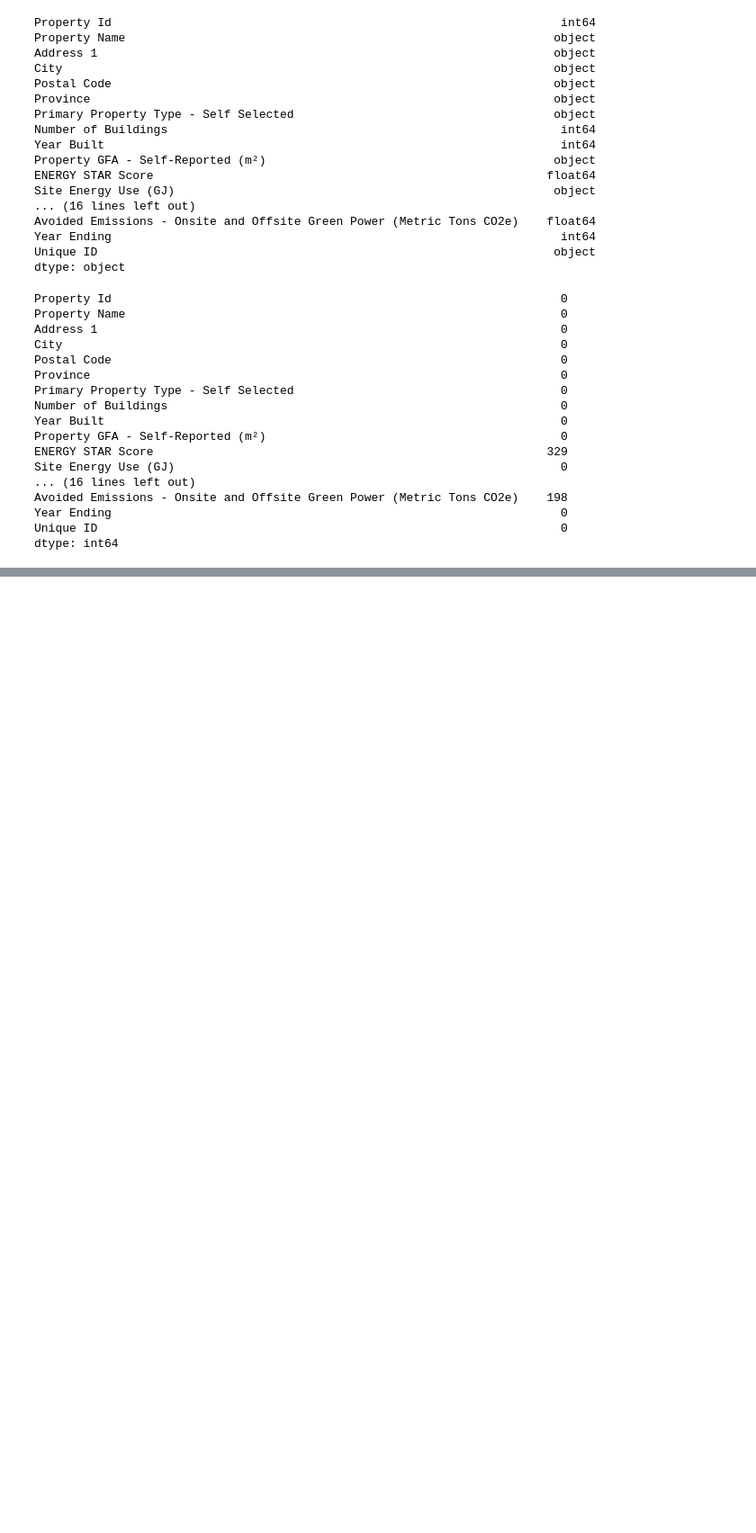
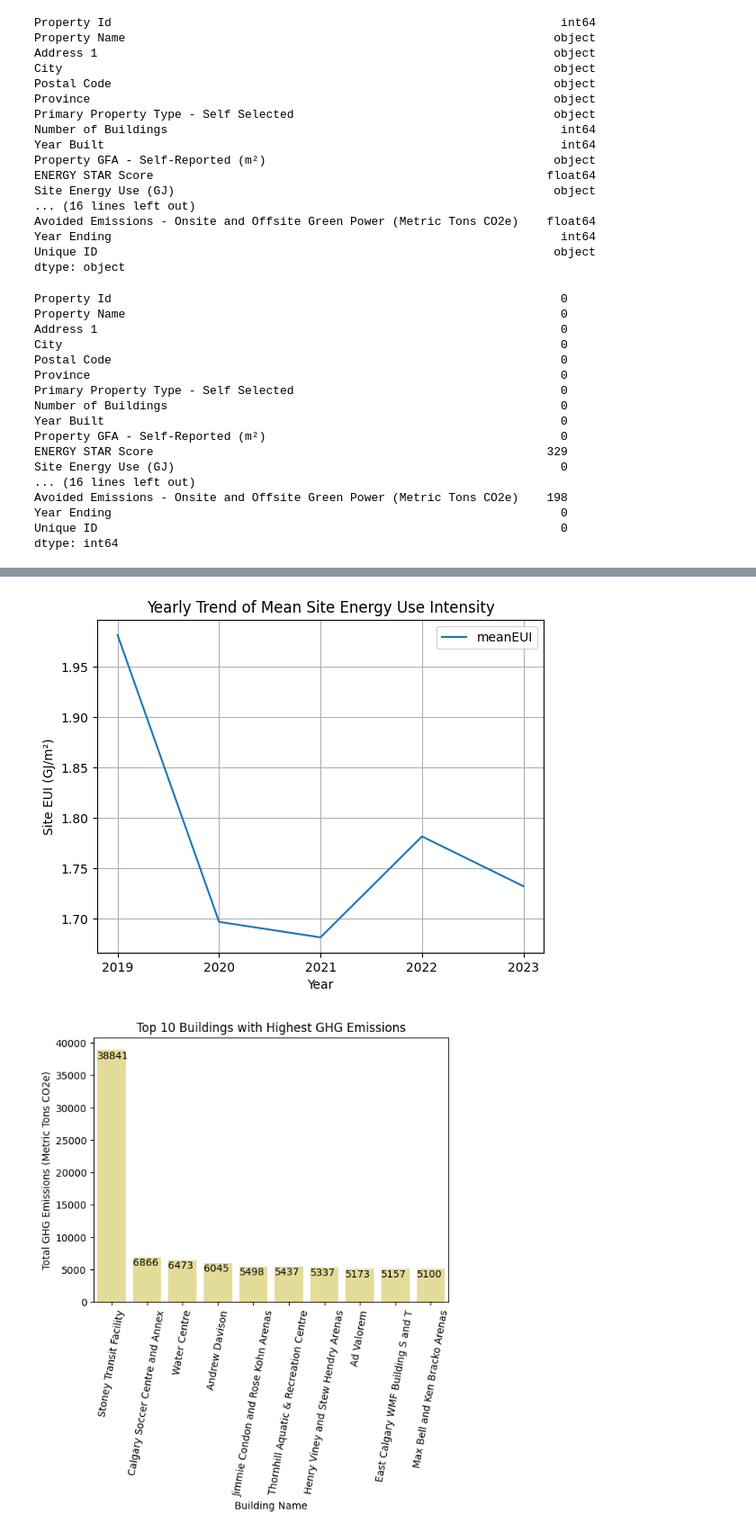
Before and after one commit to evan-losier/DATA601HW4, a Jupyter notebook: Project/HW4.ipynb, the cells around one changed output, grey strips where cells are left out. Shown at 90% size. Cells and saved outputs as stored; diff of their text form; code cells hidden in the pictures; blank space fills up the shorter version.

Commit message:
Added Part 3

```diff
--- a/Project/HW4.ipynb
+++ b/Project/HW4.ipynb
@@ -238,0 +210,39 @@ np.float64(1182.975)
+# %%
+# Part 3
+
+# Yearly trend of mean Site Energy Use Intensity
+# The main significant decrease occurred between 2019 and 2020,
+# with mean EUI remaining consistent for a year afterwards before
+# rising slightly again in 2022.
+meanEUIyear = df.groupby('Year Ending').agg(meanEUI=('Site EUI (GJ/m²)', 'mean'))
+g1 = sns.lineplot(meanEUIyear)
+g1.set_xticks(range(2019, 2024), labels=range(2019, 2024))
+g1.set_title('Yearly Trend of Mean Site Energy Use Intensity')
+g1.set_xlabel('Year')
+g1.set_ylabel('Site EUI (GJ/m²)')
+plt.grid()
+plt.show()
+
+# Top 10 buildings with highest GHG emissions
+sumGHGbuilding = df.groupby('Property Id').agg(totalGHG=('Total GHG Emissions (Metric Tons CO2e)', 'sum'))
+t10buildingGHG = sumGHGbuilding.nlargest(10, 'totalGHG')
+t10buildingGHG = pd.merge(t10buildingGHG, df[['Property Id', 'Property Name']], on='Property Id', how='left').drop_duplicates()
+g2 = sns.barplot(t10buildingGHG, x='Property Name', y='totalGHG', color='khaki')
+g2.set_title('Top 10 Buildings with Highest GHG Emissions')
+g2.set_xlabel('Building Name')
+g2.set_ylabel('Total GHG Emissions (Metric Tons CO2e)')
+plt.xticks(rotation=80)
+for i in range(len(t10buildingGHG.index)):
+    plt.text(i-0.4,t10buildingGHG['totalGHG'].values[i]-1300, int(t10buildingGHG['totalGHG'].values[i]))
+plt.show()
+
+# Heatmap of energy usage intensity for each property type
+meanEUI.sort_values('meanEUI', ascending=False, inplace=True)
+g3 = sns.heatmap(meanEUI, cmap='YlOrRd', annot=False)
+g3.set_title('Mean Energy Use Intensity by Building Type')
+g3.set_ylabel('Building Type')
+g3.set_xticklabels(['Mean EUI'])
+plt.show()
+# %% [output]
+[figure, added]
+[figure, added]
```
Also changed, not shown: parts of 2 cells of this notebook, 1 other file.
